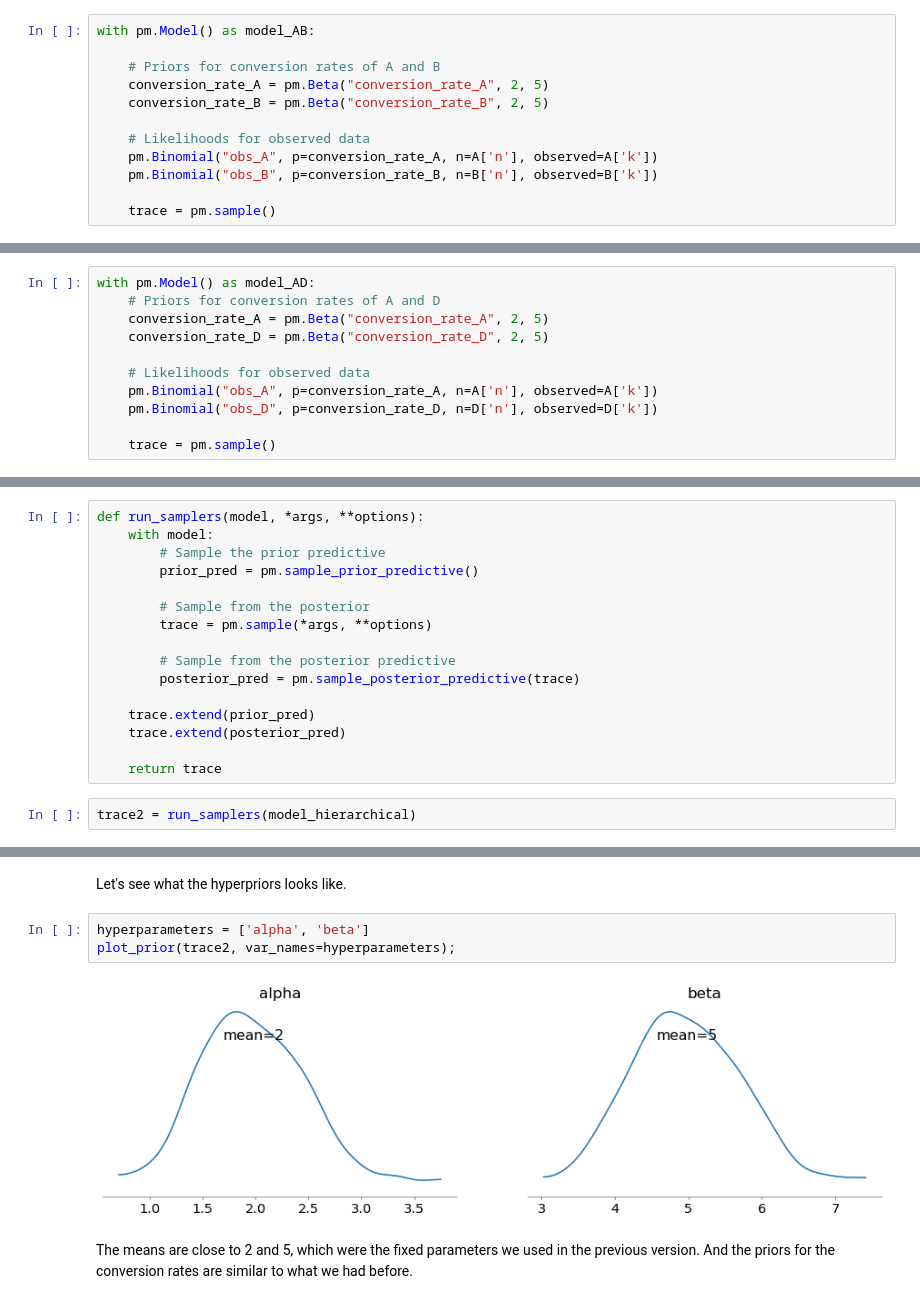
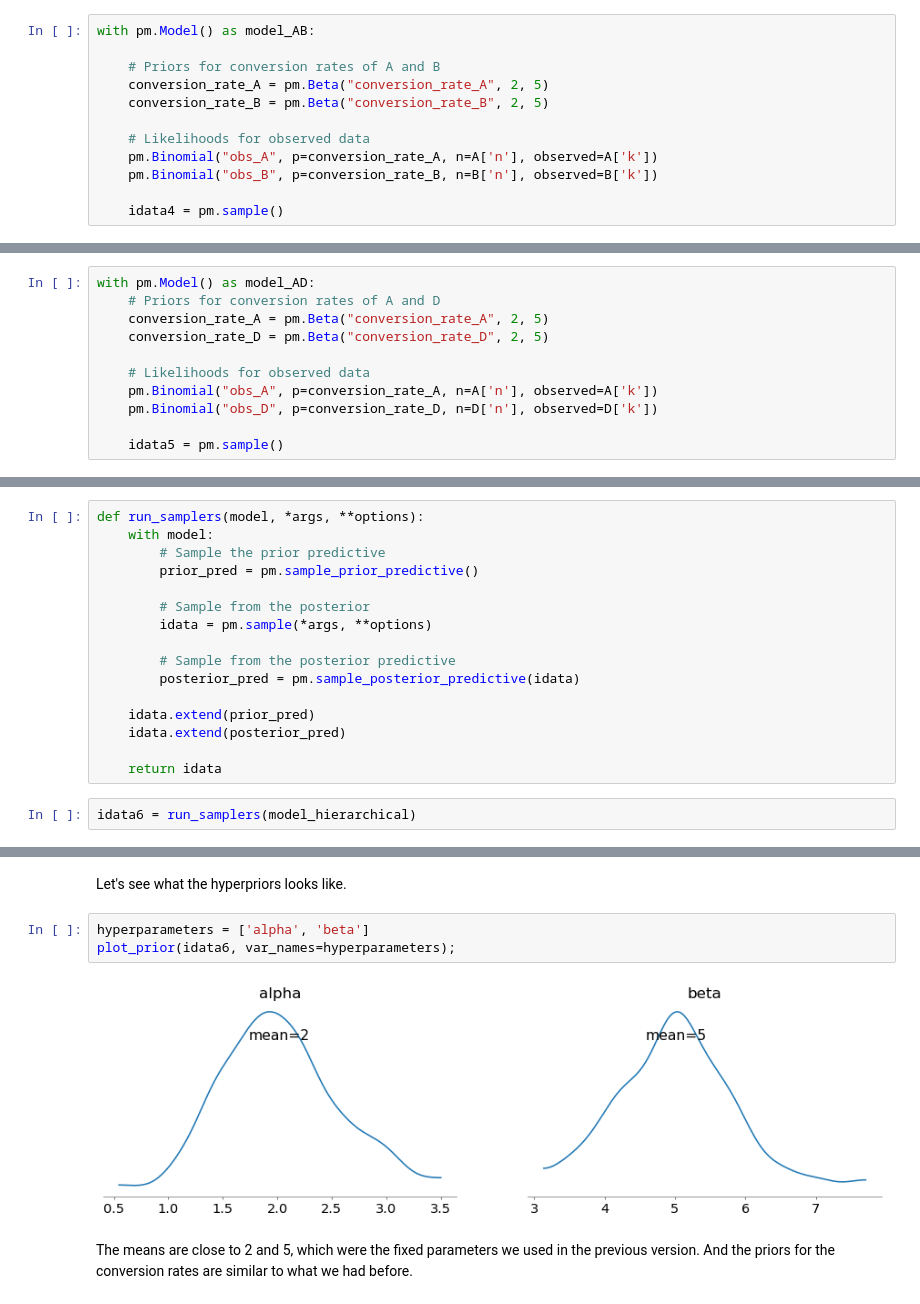
Before and after one commit to AllenDowney/BDAwithPyMC, a Jupyter notebook: solutions/01_beta_binomial.ipynb, the cells around one changed output, grey strips where cells are left out. Saved outputs shown, nothing was run; the diff lists cells and outputs as text.

```diff
--- a/solutions/01_beta_binomial.ipynb
+++ b/solutions/01_beta_binomial.ipynb
@@ -352,7 +352,7 @@ with pm.Model() as model_AB:
     pm.Binomial("obs_A", p=conversion_rate_A, n=A['n'], observed=A['k'])
     pm.Binomial("obs_B", p=conversion_rate_B, n=B['n'], observed=B['k'])
 
-    trace = pm.sample()
+    idata4 = pm.sample()
 # %% [output]
 Initializing NUTS using jitter+adapt_diag...
 Multiprocess sampling (4 chains in 4 jobs)
@@ -519,7 +519,7 @@ with pm.Model() as model_AD:
     pm.Binomial("obs_A", p=conversion_rate_A, n=A['n'], observed=A['k'])
     pm.Binomial("obs_D", p=conversion_rate_D, n=D['n'], observed=D['k'])
 
-    trace = pm.sample()
+    idata5 = pm.sample()
 # %% [output]
 Initializing NUTS using jitter+adapt_diag...
 Multiprocess sampling (4 chains in 4 jobs)
@@ -590,17 +591,17 @@ def run_samplers(model, *args, **options):
         prior_pred = pm.sample_prior_predictive()
 
         # Sample from the posterior
-        trace = pm.sample(*args, **options)
+        idata = pm.sample(*args, **options)
 
         # Sample from the posterior predictive
-        posterior_pred = pm.sample_posterior_predictive(trace)
+        posterior_pred = pm.sample_posterior_predictive(idata)
 
-    trace.extend(prior_pred)
-    trace.extend(posterior_pred)
+    idata.extend(prior_pred)
+    idata.extend(posterior_pred)
 
-    return trace
+    return idata
 # %%
-trace2 = run_samplers(model_hierarchical)
+idata6 = run_samplers(model_hierarchical)
 # %% [output]
 Sampling: [alpha, beta, conversion_rate_A, conversion_rate_D, obs_A, obs_D]
 Initializing NUTS using jitter+adapt_diag...
@@ -616,9 +617,9 @@ Sampling: [obs_A, obs_D]
 Let's see what the hyperpriors looks like.
 # %%
 hyperparameters = ['alpha', 'beta']
-plot_prior(trace2, var_names=hyperparameters);
+plot_prior(idata6, var_names=hyperparameters);
 # %% [output]
-[figure, old version]
+[figure, new version]
 # %% [markdown]
 The means are close to 2 and 5, which were the fixed parameters we used in the previous version.
 And the priors for the conversion rates are similar to what we had before.
```
Also changed, not shown: parts of 47 cells of this notebook.
